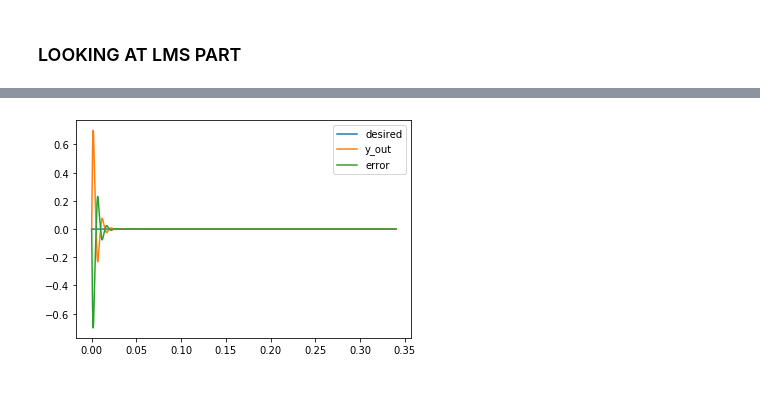
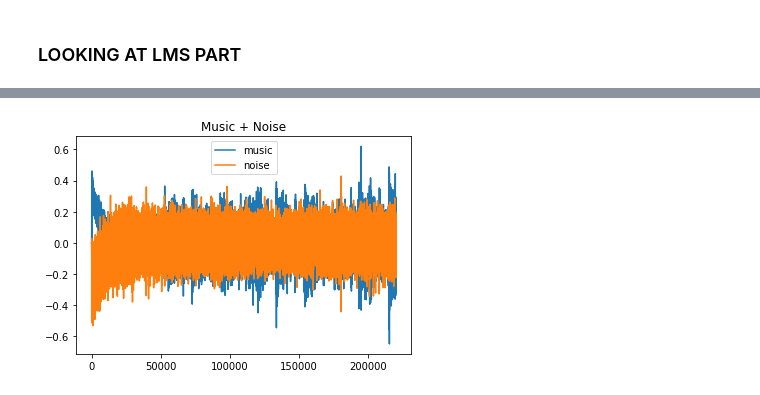
Before and after one commit to sebltm/LMS, a Jupyter notebook: VisualiseLMS.ipynb, the cells around one changed output, grey strips where cells are left out. Cells and saved outputs as stored; diff of their text form; code cells hidden in the pictures.

```diff
--- a/VisualiseLMS.ipynb
+++ b/VisualiseLMS.ipynb
@@ -8,13 +8,18 @@ import soundfile as sf
 # %%
 sr = 44100
 
-print("Loading raw...")
-loaded_raw = sf.SoundFile("recorded.RAW", samplerate=sr, channels=1, subtype='FLOAT')
+print("Loading raw noise...")
+raw_noise = sf.SoundFile("noise.RAW", samplerate=sr, channels=1, subtype='FLOAT')
 print("Loaded raw!")
-read_raw = loaded_raw.read(dtype=np.float64, always_2d=False)
-read_transpose = read_raw.T
-duration = librosa.get_duration(read_raw, sr=sr)
+raw_noise_read = raw_noise.read(dtype=np.float64, always_2d=False)
+noise_transpose = raw_noise_read.T
 
-plt.plot(read_transpose)
-print(read_transpose)
+print("Loading raw music...")
+music_raw = sf.SoundFile("music.RAW", samplerate=sr, channels=1, subtype='FLOAT')
+print("Loaded raw!")
+music_raw_read = music_raw.read(dtype=np.float64, always_2d=False)
+music_transpose = music_raw_read.T
+
+plt.plot(noise_transpose)
+plt.plot(music_transpose)
 # %% [output]
@@ -73,14 +94,14 @@ print(c_fft)
 # %%
 fYOut = open("Y_OUT")
 fError = open("ERROR")
-fDesired = open("DESIRED")
-fNoise = open("NOISE")
+# fDesired = open("DESIRED")
+# fNoise = open("NOISE")
 
-desired = []
-for line in fDesired:
-    val = re.findall("[-+]?[.]?[\d]+(?:,\d\d\d)*[\.]?\d*(?:[eE][-+]?\d+)?", line)
-    if len(val) == 2:
-        desired.append((val[0], val[1]))
+# desired = []
+# for line in fDesired:
+#     val = re.findall("[-+]?[.]?[\d]+(?:,\d\d\d)*[\.]?\d*(?:[eE][-+]?\d+)?", line)
+#     if len(val) == 2:
+#         desired.append((val[0], val[1]))
 
 y_out = []
 for line in fYOut:
@@ -94,25 +115,46 @@ for line in fError:
     if len(val) == 2:
         error.append((val[0], val[1]))
 
-noise = []
-for line in fNoise:
-    val = re.findall("[-+]?[.]?[\d]+(?:,\d\d\d)*[\.]?\d*(?:[eE][-+]?\d+)?", line)
-    if len(val) == 2:
-        noise.append((val[0], val[1]))
+# noise = []
+# for line in fNoise:
+#     val = re.findall("[-+]?[.]?[\d]+(?:,\d\d\d)*[\.]?\d*(?:[eE][-+]?\d+)?", line)
+#     if len(val) == 2:
+#         noise.append((val[0], val[1]))
 
-desired = np.array(desired, 'float')
 y_out = np.array(y_out, 'float')
 error = np.array(error, 'float')
-noise = np.array(noise, 'float')
 
-print(desired)
+fig1, ax1 = plt.subplots()
+ax1.plot(music_transpose, label="music")
+ax1.plot(noise_transpose, label="noise")
+ax1.set_title("Music + Noise")
+ax1.legend()
 
-fig, ax = plt.subplots()
+fig2, ax2 = plt.subplots()
+ax2.plot(y_out[:, 0], y_out[:, 1], label="y_out")
+ax2.set_title("Filter Signal")
 
-ax.plot(desired[:, 0], desired[:, 1], label="desired")
-ax.plot(y_out[:, 0], y_out[:, 1], label="y_out")
-ax.plot(error[:, 0], error[:, 1], label="error")
-#ax.plot(noise[:, 0], noise[:, 1], label="noise")
-ax.legend()
+fig3, ax3 = plt.subplots()
+ax3.plot(error[:, 0], error[:, 1], label="error")
+ax3.set_title("Error")
+
+added = music_transpose.T + noise_transpose.T - y_out[:, 1]
+fig4, ax4 = plt.subplots()
+ax4.plot(added, label="Output")
+ax4.set_title("Output")
+
+output_error = added - music_transpose.T
+fig5, ax5 = plt.subplots()
+ax5.plot(output_error, label="Output error")
+ax5.set_title("Output error")
+
 plt.show()
+
+output_error_stft = librosa.stft(output_error, win_length=2048, hop_length=64)
+
+librosa.display.specshow(librosa.amplitude_to_db(output_error_stft, ref=np.max), y_axis='log', x_axis='time')
+plt.title('Power spectrogram')
+plt.colorbar(format='%+2.0f dB')
+plt.tight_layout()
+plt.show()
 # %% [output]
@@ -126 +161 @@ plt.show()
-[figure, old version]
+[figure, new version]
```
Also changed, not shown: parts of 4 cells of this notebook, 58 other files.
